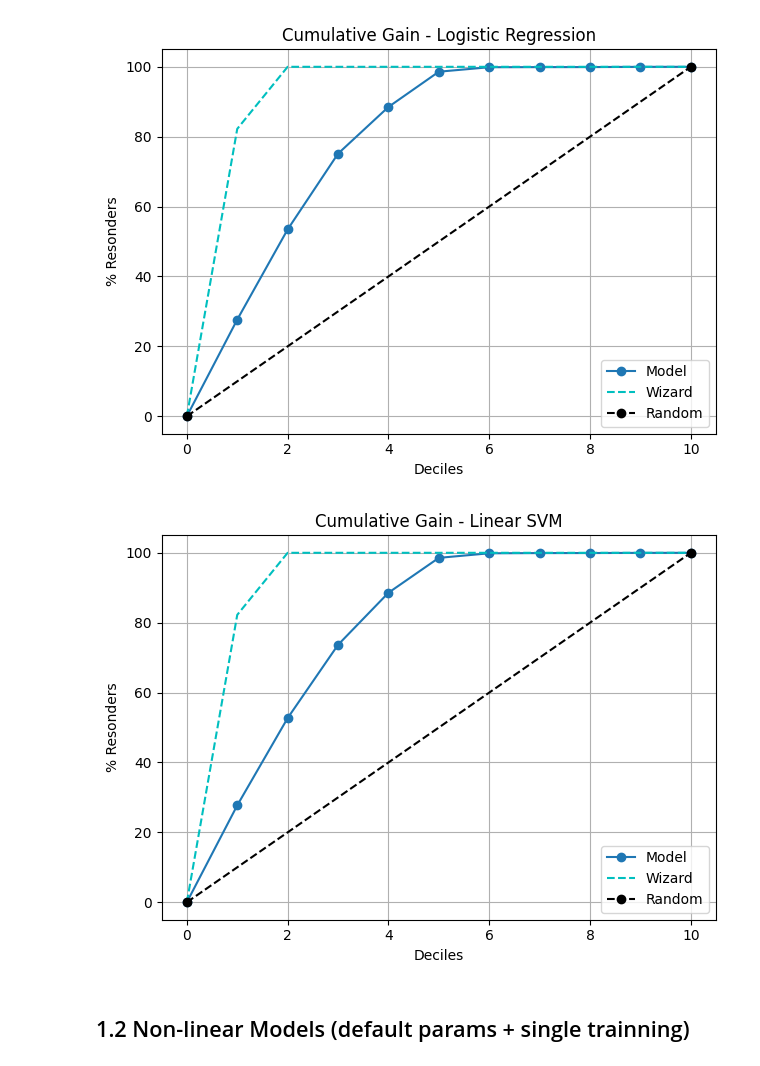
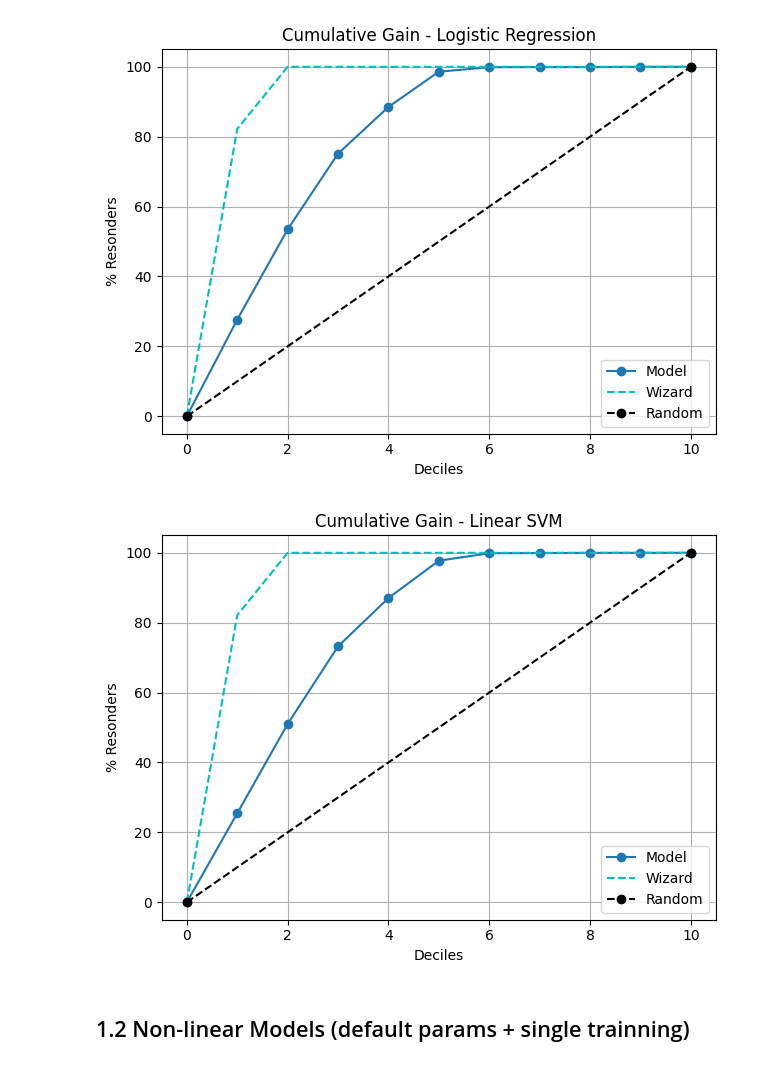
Before and after one commit to iury-repo/health_insurance_cs, a Jupyter notebook: notebooks/2-ims-modeling.ipynb, the cells around one changed output. Cells and saved outputs as stored; diff of their text form; code cells hidden in the pictures.

Commit message:
refactor: Add fine tuning and balancing steps, also fix graphs using train-test splits

```diff
--- a/notebooks/2-ims-modeling.ipynb
+++ b/notebooks/2-ims-modeling.ipynb
@@ -24,6 +27,8 @@ X = train.drop(['response'], axis=1)
 y = train['response'].copy()
 
 X_test = test.drop(['id'], axis=1)
+# %%
+X_train, X_val, y_train, y_val = train_test_split(X, y, test_size=0.2)
 # %% [markdown]
 ## 0.1 Helper Functions
 # %%
@@ -75,10 +99,10 @@ sgd_lin = SGDClassifier(loss='hinge')
 clf = CalibratedClassifierCV(sgd_lin)
 
 # Train
-clf.fit(X, y)
+clf.fit(X_train, y_train)
 
 # Predict
-y_hat_lin = clf.predict_proba(X_test)
+y_hat_lin = clf.predict_proba(X_val)
 # %% [markdown]
 ### 1.1.2 Loss function = log-loss (Logistic Regression)
 # %%
@@ -116,9 +140,9 @@ sp.kds.plot_cumulative_gain(y, y_hat_log[:,1], title='Cumulative Gain - Logistic
 # %% [output]
 [figure]
 # %%
-sp.kds.plot_cumulative_gain(y, y_hat_lin[:,1], title='Cumulative Gain - Linear SVM');
+sp.kds.plot_cumulative_gain(y_val, y_hat_lin[:,1], title='Cumulative Gain - Linear SVM');
 # %% [output]
-[figure, old version]
+[figure, new version]
 # %% [markdown]
 ## 1.2 Non-linear Models (default params + single trainning)
 # %% [markdown]
```
Also changed, not shown: parts of 19 cells of this notebook.
